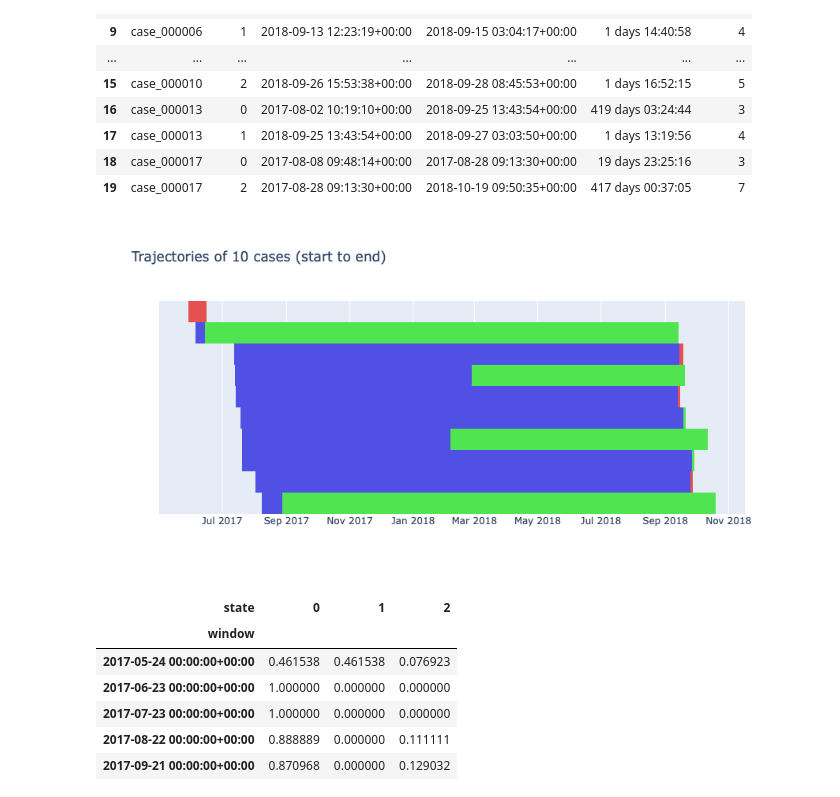
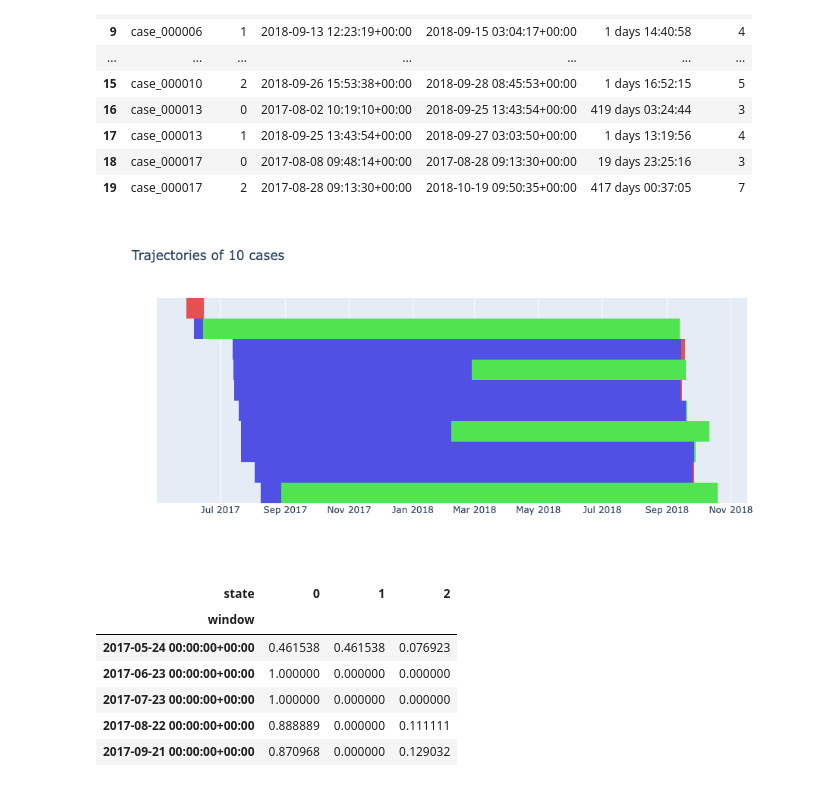
Before and after one commit to boraderen/thesis, a Jupyter notebook: notebooks/intra_kmeans.ipynb, the cells around one changed output. Saved outputs shown, nothing was run; the diff lists cells and outputs as text; code cells hidden in the pictures.

```diff
--- a/notebooks/intra_kmeans.ipynb
+++ b/notebooks/intra_kmeans.ipynb
@@ -218,10 +218,10 @@ case_trajectories
 | 18 | case_000017 | 0 | 2017-08-08 09:48:14+00:00 | 2017-08-28 09:13:30+00:00 | 19 days 23:25:16 | 3 |
 | 19 | case_000017 | 2 | 2017-08-28 09:13:30+00:00 | 2018-10-19 09:50:35+00:00 | 417 days 00:37:05 | 7 |
 # %%
-case_trajectories_plot = kairo.plot_kmeans_trajectories(features_and_clusters, color_mapping, max_cases=10)
+case_trajectories_plot = kairo.plot_kmeans_trajectories(case_trajectories, color_mapping)
 case_trajectories_plot
 # %% [output]
-[figure, old version]
+[figure, new version]
 # %%
 freq_distributions = kairo.compute_state_distributions(features_and_clusters, window="30D")
 freq_distributions
```
Also changed, not shown: parts of 20 cells of this notebook, 13 other files.
